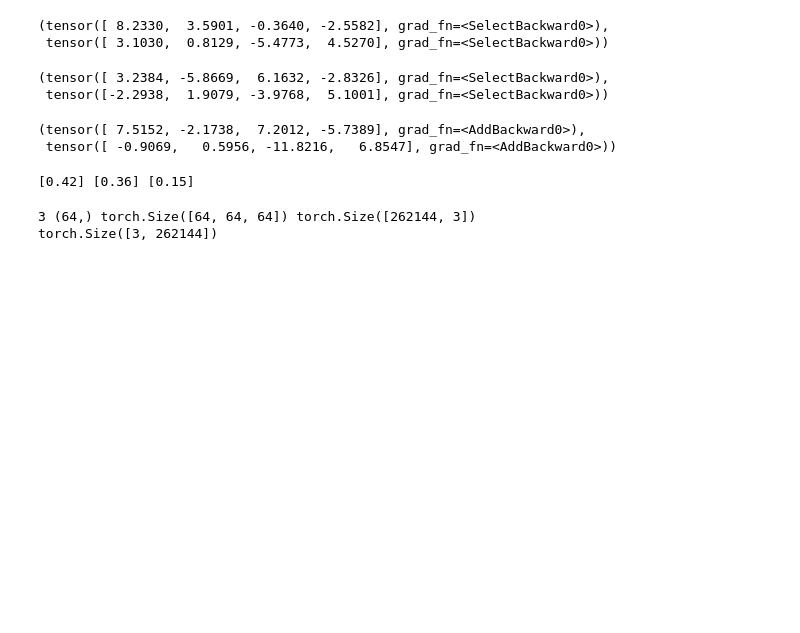
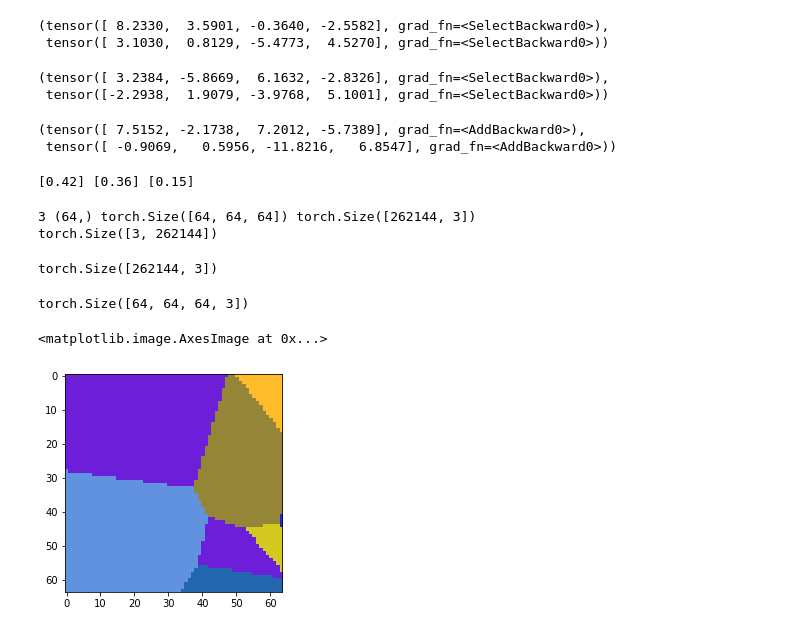
Before and after one commit to visgraf/mrnet, a Jupyter notebook: src/exp.ipynb, the cells around one changed output. Cells and saved outputs as stored; diff of their text form; code cells hidden in the pictures; blank space fills up the shorter version.

Commit message:
added voronoi cell procedural texture

```diff
--- a/src/exp.ipynb
+++ b/src/exp.ipynb
@@ -264,0 +280,15 @@ torch.Size([3, 262144])
+# %%
+from scipy.spatial import cKDTree
+import torch
+
+def voronoi_texture(ncells, colors_map=[], line_tol=0.01):
+    points = torch.rand((ncells, 3)).numpy()
+    voronoi_kdtree = cKDTree(points)
+    if not colors_map:
+        colors_map = torch.rand((ncells//2, 3))
+    def colorize(x):
+        dist, regions = voronoi_kdtree.query(x, k=2)
+        colors = colors_map[regions % len(colors_map)]
+        colors[dist < line_tol] = torch.zeros(3)
+        return colors
+    return colorize
@@ -264,0 +305,17 @@ torch.Size([3, 262144])
+# %%
+coords = make_grid_coords(64, -1, 1, 3)
+coords.shape
+# %% [output]
+torch.Size([262144, 3])
+# %%
+procedure = voronoi_texture(50)
+# %%
+values = procedure(coords).view(64, 64, 64, 3)
+values.shape
+# %% [output]
+torch.Size([64, 64, 64, 3])
+# %%
+plt.imshow(values[2])
+# %% [output]
+<matplotlib.image.AxesImage at 0x...>
+[figure, added]
```
Also changed, not shown: parts of 4 cells of this notebook, 3 other files.
